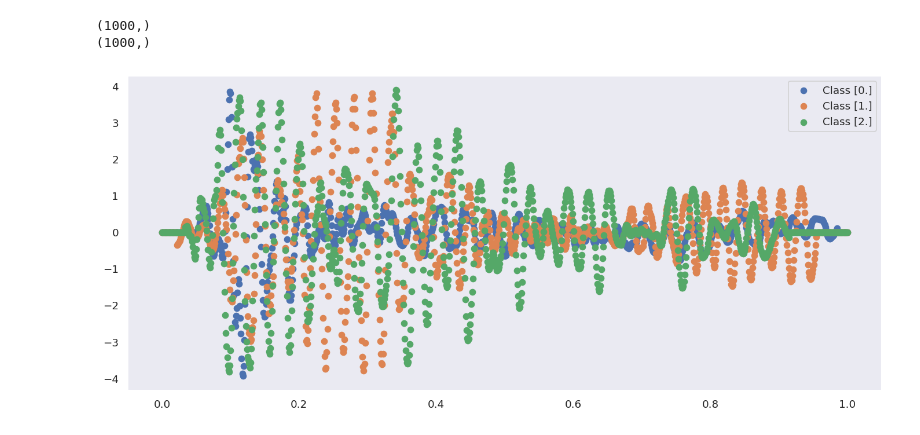
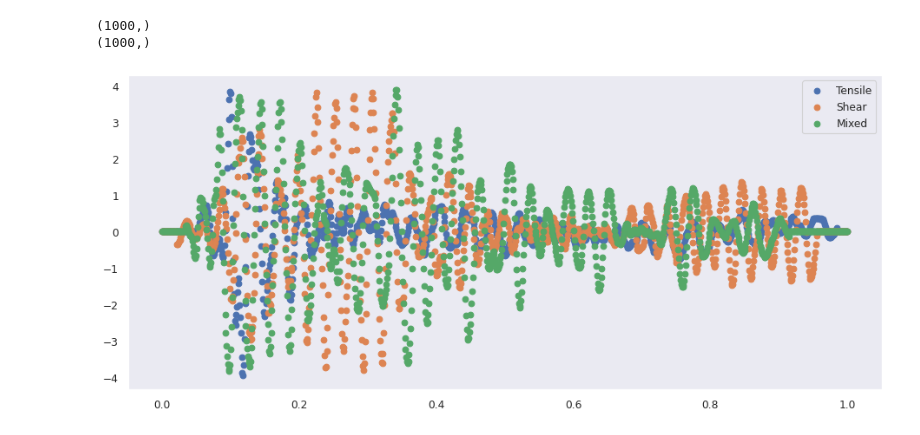
Before and after one commit to veysiadn/acustic-emission-models, a Jupyter notebook: plots.ipynb, the cells around one changed output. Saved outputs shown, nothing was run; the diff lists cells and outputs as text; code cells hidden in the pictures.

Commit message:
update-plots add sound

```diff
--- a/plots.ipynb
+++ b/plots.ipynb
@@ -527,29 +527,29 @@ print(np.linspace(0, 1, 1000).shape)
 # %%
 from re import A
 import seaborn as sns
 import matplotlib.pyplot as plt
 # sns.set(rc={"figure.dpi":120, 'savefig.dpi':120, "figure.figsize":(10, 5)})
 # plt.scatter(y=x_train[0],x=np.linspace(0,1,1000))
 # plt.show()
 samples=1
 class_num = 0
 class_indices = np.where(y_train == class_num)[0]
 class_data = x_train[class_indices]
 class_output = y_train[class_indices]
 class_indices_s = np.where(y_train == 1)[0]
 class_data_s = x_train[class_indices_s]
 class_output_s = y_train[class_indices_s]
 class_indices_m = np.where(y_train == 2)[0]
 class_data_m = x_train[class_indices_m]
 class_output_m = y_train[class_indices_m]
 plt.figure(figsize=(14, 6))
 for i in range(samples):
-    plt.scatter(x=np.linspace(0,1,1000),y=class_data[i], label=f"Class {class_output[i]}")
+    plt.scatter(x=np.linspace(0,1,1000),y=class_data[i], label="Tensile")
     plt.legend()
-    plt.scatter(x=np.linspace(0,1,1000),y=class_data_s[i], label=f"Class {class_output_s[i]}")
+    plt.scatter(x=np.linspace(0,1,1000),y=class_data_s[i], label="Shear")
     plt.legend()
-    plt.scatter(x=np.linspace(0,1,1000),y=class_data_m[i], label=f"Class {class_output_m[i]}")
+    plt.scatter(x=np.linspace(0,1,1000),y=class_data_m[i], label="Mixed")
     plt.grid(False)
     plt.legend()
 # %% [output]
-[figure, old version]
+[figure, new version]
```
Also changed, not shown: parts of 8 cells of this notebook, 1 other file.
